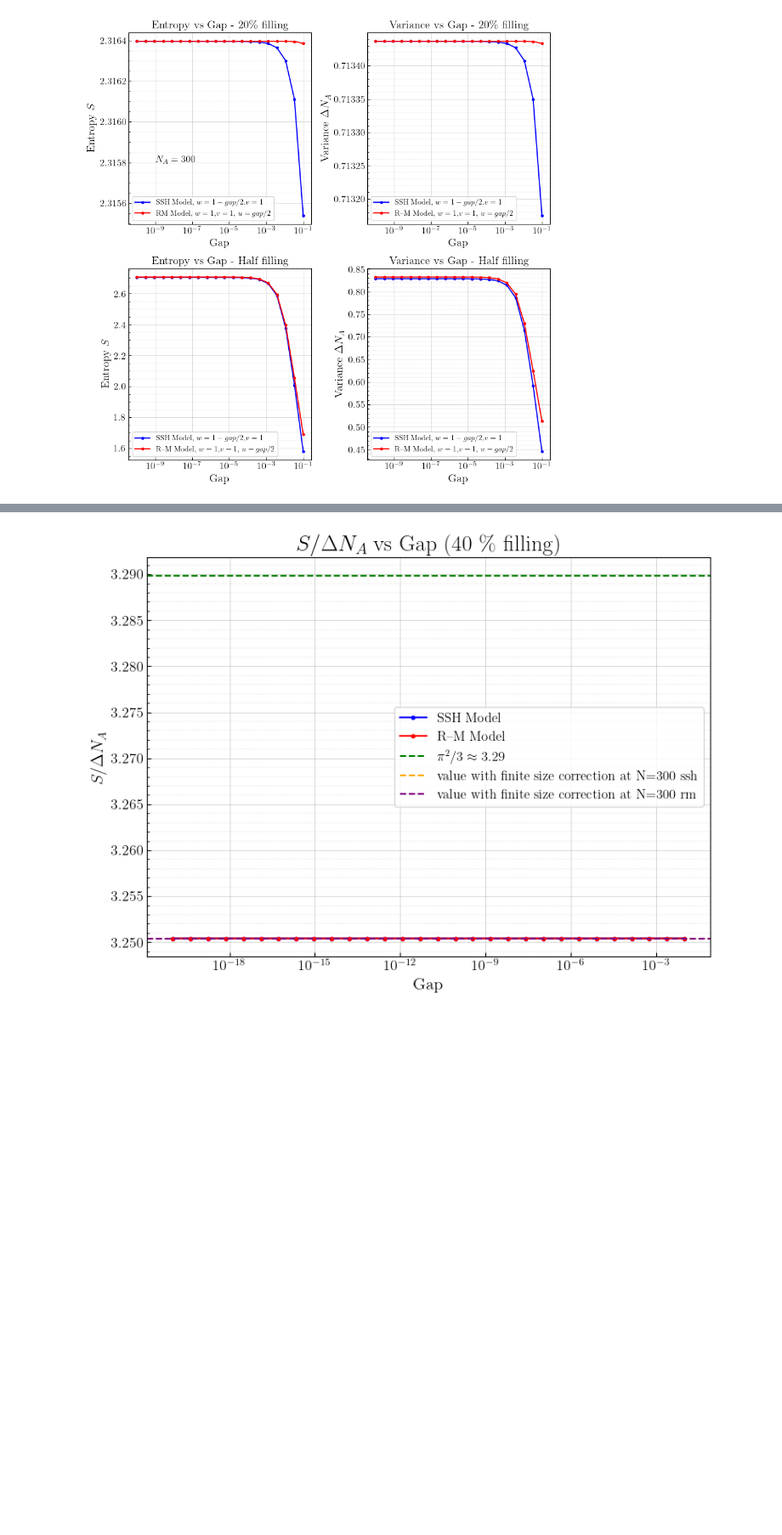
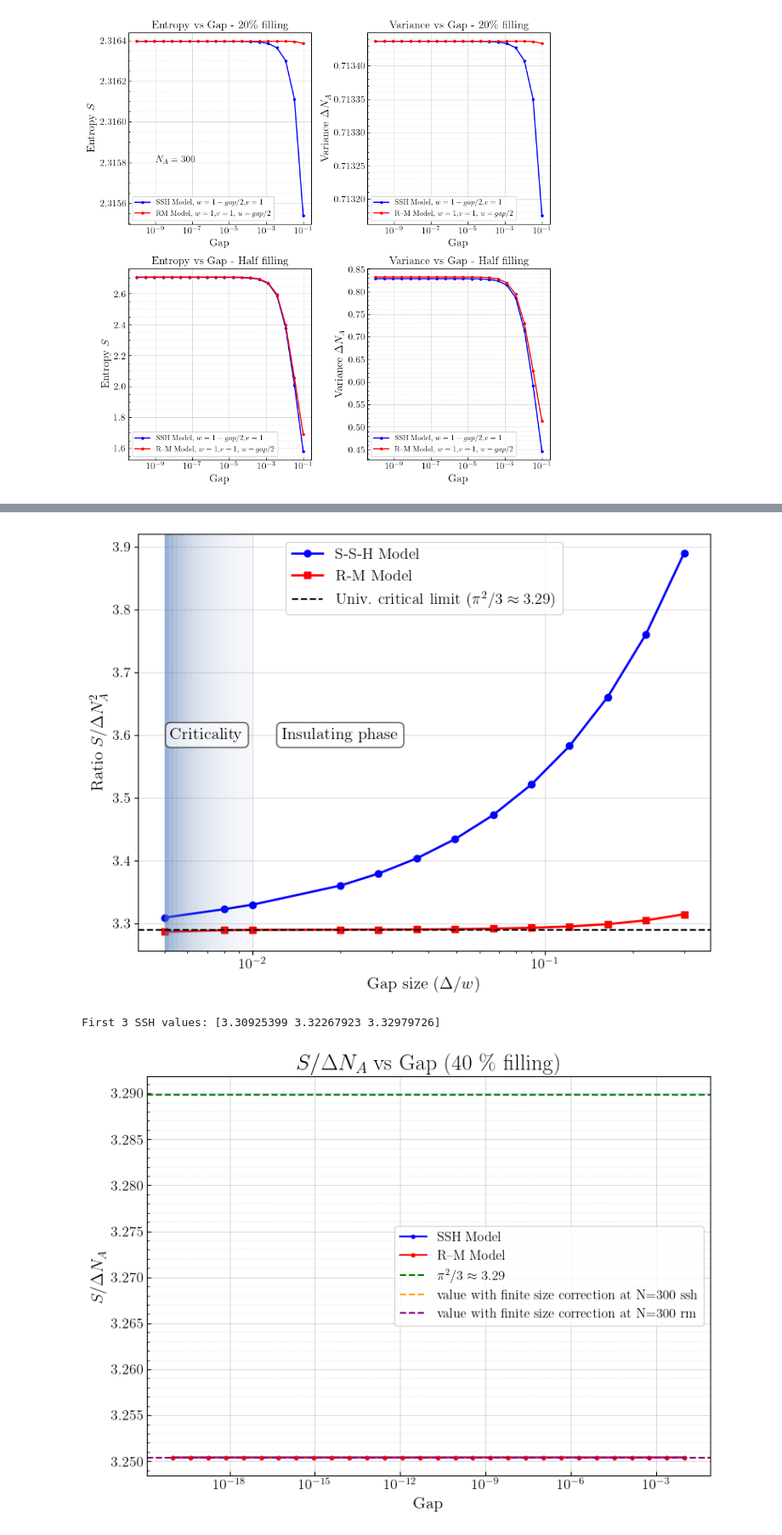
Before and after one commit to artalink7/SSH-Analysis, a Jupyter notebook: plot/plots.ipynb, the cells around one changed output, grey strips where cells are left out. Shown at 85% size. Drawn from its saved outputs; the diff is of its cells as text; code cells hidden in the pictures; blank space fills up the shorter version.

```diff
--- a/plot/plots.ipynb
+++ b/plot/plots.ipynb
@@ -490,3 +679,8 @@ plot_ssh_and_rm_entropy_small_gaps()
+# %%
+plot_ratio_entropy_variance_vs_gap_insulating_phase600()
+# %% [output]
+[figure, added]
+First 3 SSH values: [3.30925399 3.32267923 3.32979726]
 # %%
 plot_ratio_entropy_variance_ssh_and_rm_40percentfilling()
 # %% [output]
```
Also changed, not shown: parts of 4 cells of this notebook, 13 other files.
